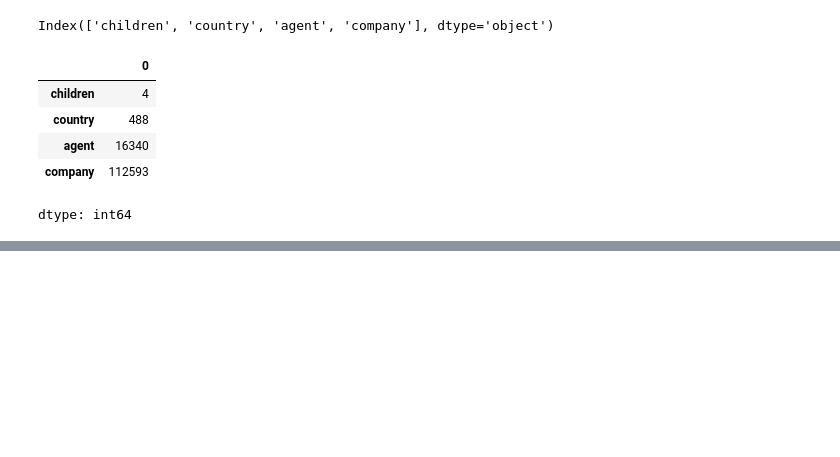
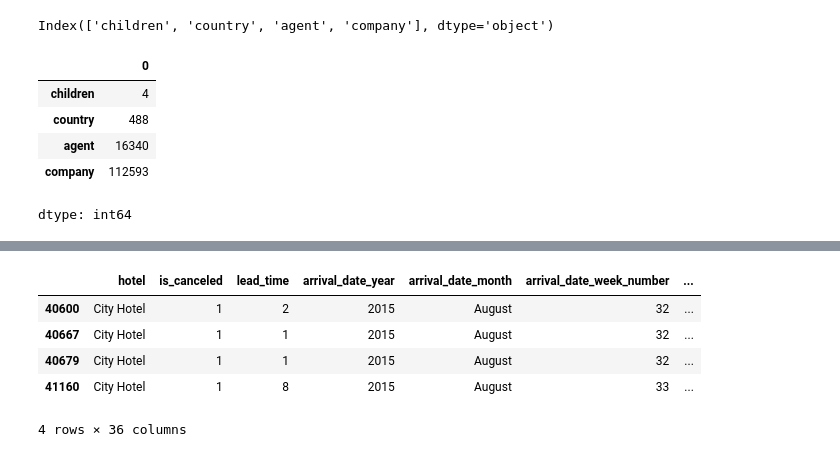
Before and after one commit to Bigie11/Swing-calculator-, a Jupyter notebook: Hotel_dataset.ipynb, the cells around one changed output, grey strips where cells are left out. Saved outputs shown, nothing was run; the diff lists cells and outputs as text; code cells hidden in the pictures; blank space fills up the shorter version.

```diff
--- a/Hotel_dataset.ipynb
+++ b/Hotel_dataset.ipynb
@@ -117,0 +143,9 @@ dtype: int64
+# %%
+hotel_data[hotel_data['children'].isnull()]
+# %% [output]
+|  | hotel | is_canceled | lead_time | arrival_date_year | arrival_date_month | arrival_date_week_number | ... |
+| 40600 | City Hotel | 1 | 2 | 2015 | August | 32 | ... |
+| 40667 | City Hotel | 1 | 1 | 2015 | August | 32 | ... |
+| 40679 | City Hotel | 1 | 1 | 2015 | August | 32 | ... |
+| 41160 | City Hotel | 1 | 8 | 2015 | August | 33 | ... |
+4 rows × 36 columns
```
Also changed, not shown: parts of 6 cells of this notebook.
